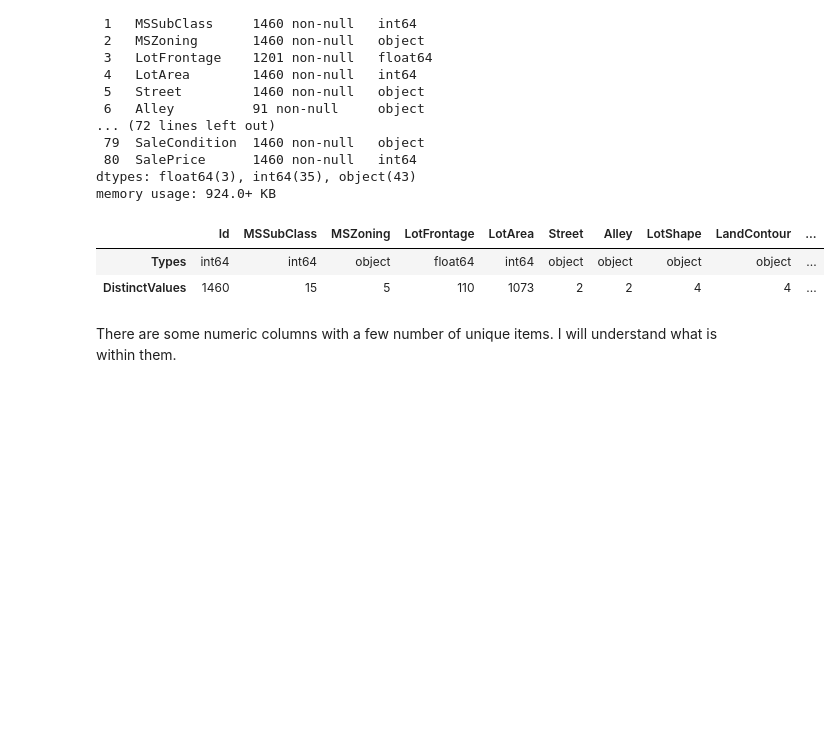
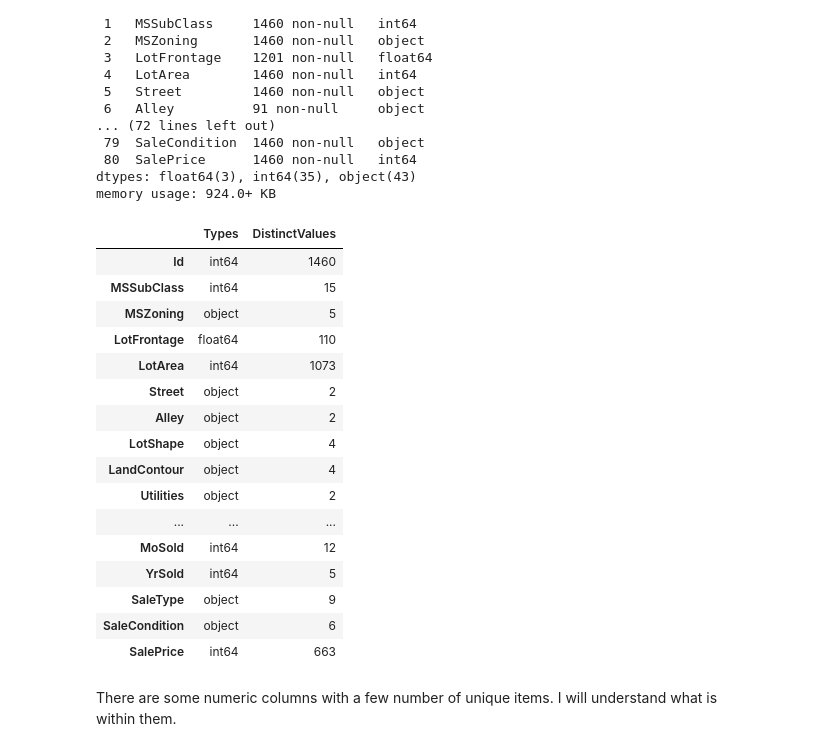
Before and after one commit to arthuralbarelli/house-prices-prediction, a Jupyter notebook: eda-house-prices.ipynb, the cells around one changed output. Saved outputs shown, nothing was run; the diff lists cells and outputs as text; code cells hidden in the pictures; blank space fills up the shorter version.

Commit message:
feat(notebook): check numerical features values

```diff
--- a/eda-house-prices.ipynb
+++ b/eda-house-prices.ipynb
@@ -58,11 +58,25 @@ memory usage: 924.0+ KB
 # %%
 house_prices_col_types = house_prices_train_df.dtypes.rename('Types')
 house_prices_col_unique_values = house_prices_train_df.nunique().rename('DistinctValues')
-types_and_unique_values = pd.concat([house_prices_col_types, house_prices_col_unique_values], axis=1).transpose()
+types_and_unique_values = pd.concat([house_prices_col_types, house_prices_col_unique_values], axis=1)
 types_and_unique_values
 # %% [output]
-|  | Id | MSSubClass | MSZoning | LotFrontage | LotArea | Street | Alley | LotShape | LandContour | ... |
-| Types | int64 | int64 | object | float64 | int64 | object | object | object | object | ... |
-| DistinctValues | 1460 | 15 | 5 | 110 | 1073 | 2 | 2 | 4 | 4 | ... |
+|  | Types | DistinctValues |
+| Id | int64 | 1460 |
+| MSSubClass | int64 | 15 |
+| MSZoning | object | 5 |
+| LotFrontage | float64 | 110 |
+| LotArea | int64 | 1073 |
+| Street | object | 2 |
+| Alley | object | 2 |
+| LotShape | object | 4 |
+| LandContour | object | 4 |
+| Utilities | object | 2 |
+| ... | ... | ... |
+| MoSold | int64 | 12 |
+| YrSold | int64 | 5 |
+| SaleType | object | 9 |
+| SaleCondition | object | 6 |
+| SalePrice | int64 | 663 |
 # %% [markdown]
 There are some numeric columns with a few number of unique items. I will understand what is within them.
```
Also changed, not shown: parts of 6 cells of this notebook.
